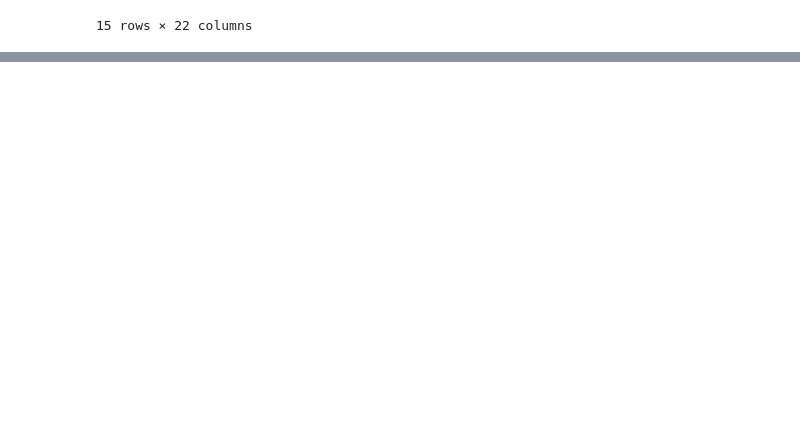
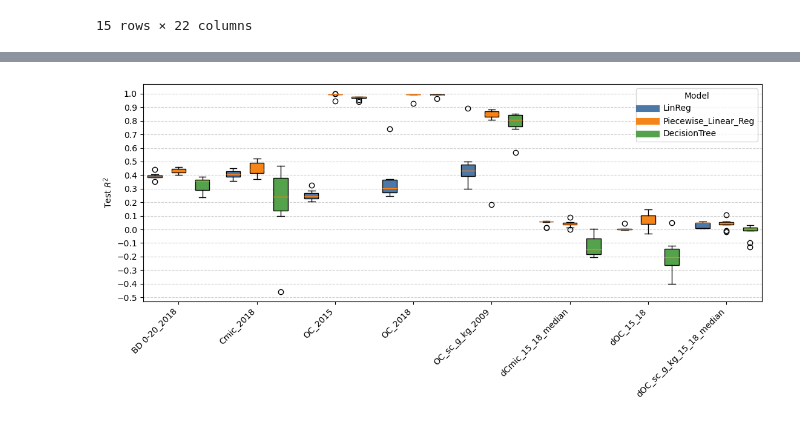
Before and after one commit to LeRoss92/Hybrid-Craig-and-Dynamic-LUCAS, a Jupyter notebook: 7_analysis.ipynb, the cells around one changed output, grey strips where cells are left out. Cells and saved outputs as stored; diff of their text form; code cells hidden in the pictures; blank space fills up the shorter version.

Commit message:
prediction boxplots

```diff
--- a/7_analysis.ipynb
+++ b/7_analysis.ipynb
@@ -463,4 +463,69 @@ sensitivities
 | 21 | linear | linear | Langmuir | steady | 0.970262 | 1.180424 | 0.000000 | 0.000000 | 0.0 | 0.029738 | 0.0 | ... |
 | 22 | linear | linear | no | dynamic | -0.026701 | -0.687749 | 0.000000 | -0.045670 | 0.0 | 0.000000 | 0.0 | ... |
 | 23 | linear | linear | no | steady | 1.000000 | 0.869280 | 0.000000 | 0.482429 | 0.0 | 0.000000 | 0.0 | ... |
+# %%
+# boxplot of predictions
+import glob
+import os
+import numpy as np
+import matplotlib.pyplot as plt
+
+pkl_files = sorted(glob.glob("5_results/5_*_results.pkl"))
+models = ["LinReg", "Piecewise_Linear_Reg", "DecisionTree"]
+
+box_data = []
+positions = []
+labels = []
+
+group_gap = 0.3
+for i, file_path in enumerate(pkl_files):
+    df = pd.read_pickle(file_path)
+    base_name = os.path.basename(file_path)
+    cleaned = base_name
+    if cleaned.startswith("5_"):
+        cleaned = cleaned[2:]
+    if cleaned.endswith("_results.pkl"):
+        cleaned = cleaned[:-12]
+    labels.append(cleaned)
+    for j, model in enumerate(models):
+        values = df.loc[df["model_type"] == model, "test_R2"].dropna()
+        box_data.append(values)
+        positions.append(i * (len(models) + group_gap) + j)
+
+fig, ax = plt.subplots(figsize=(max(6, len(pkl_files) * 1.4), 5.5))
+box = ax.boxplot(
+    box_data,
+    positions=positions,
+    widths=0.6,
+    patch_artist=True,
+)
+
+colors = ["#4C78A8", "#F58518", "#54A24B"]
+for patch, color in zip(box["boxes"], colors * len(pkl_files)):
+    patch.set_facecolor(color)
+
+centers = [i * (len(models) + group_gap) + (len(models) - 1) / 2 for i in range(len(pkl_files))]
+ax.set_xticks(centers)
+ax.set_xticklabels(labels, rotation=45, ha="right")
+ax.set_ylabel("Test $R^2$")
+
+legend_handles = [
+    plt.Line2D([0], [0], color=color, lw=8) for color in colors
+]
+ax.legend(
+    legend_handles,
+    models,
+    title="Model",
+    loc="upper right",
+)
+
+from matplotlib.ticker import MultipleLocator
+ax.yaxis.set_major_locator(MultipleLocator(0.1))
+ax.grid(axis="y", which="major", linestyle="--", alpha=0.6)
+
+plt.tight_layout()
+plt.savefig("figures/boxplot_models_by_pkl.png", dpi=300, bbox_inches="tight")
+plt.show()
+# %% [output]
+[figure, added]
 # %%
```
Also changed, not shown: parts of 1 cell of this notebook.
